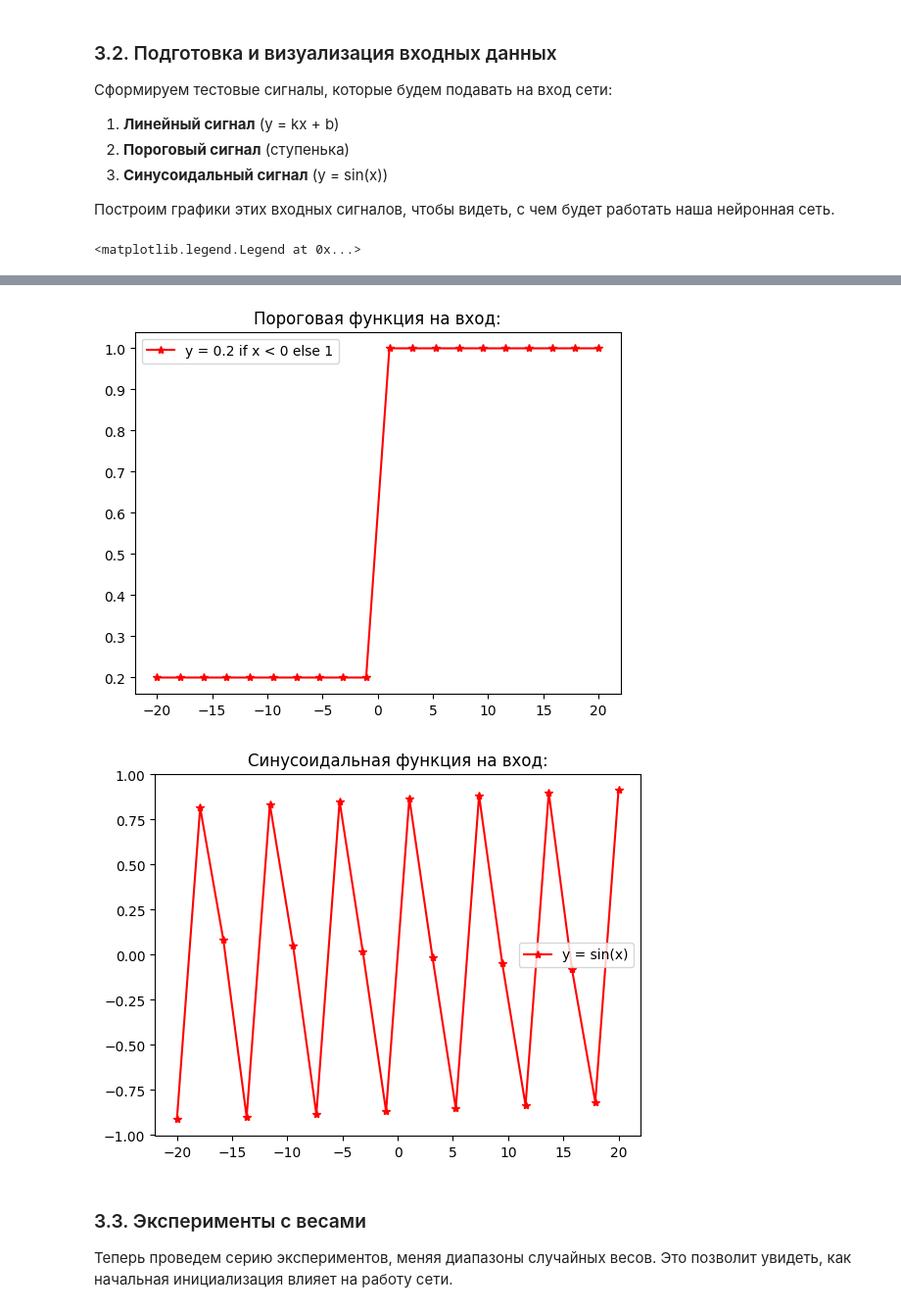
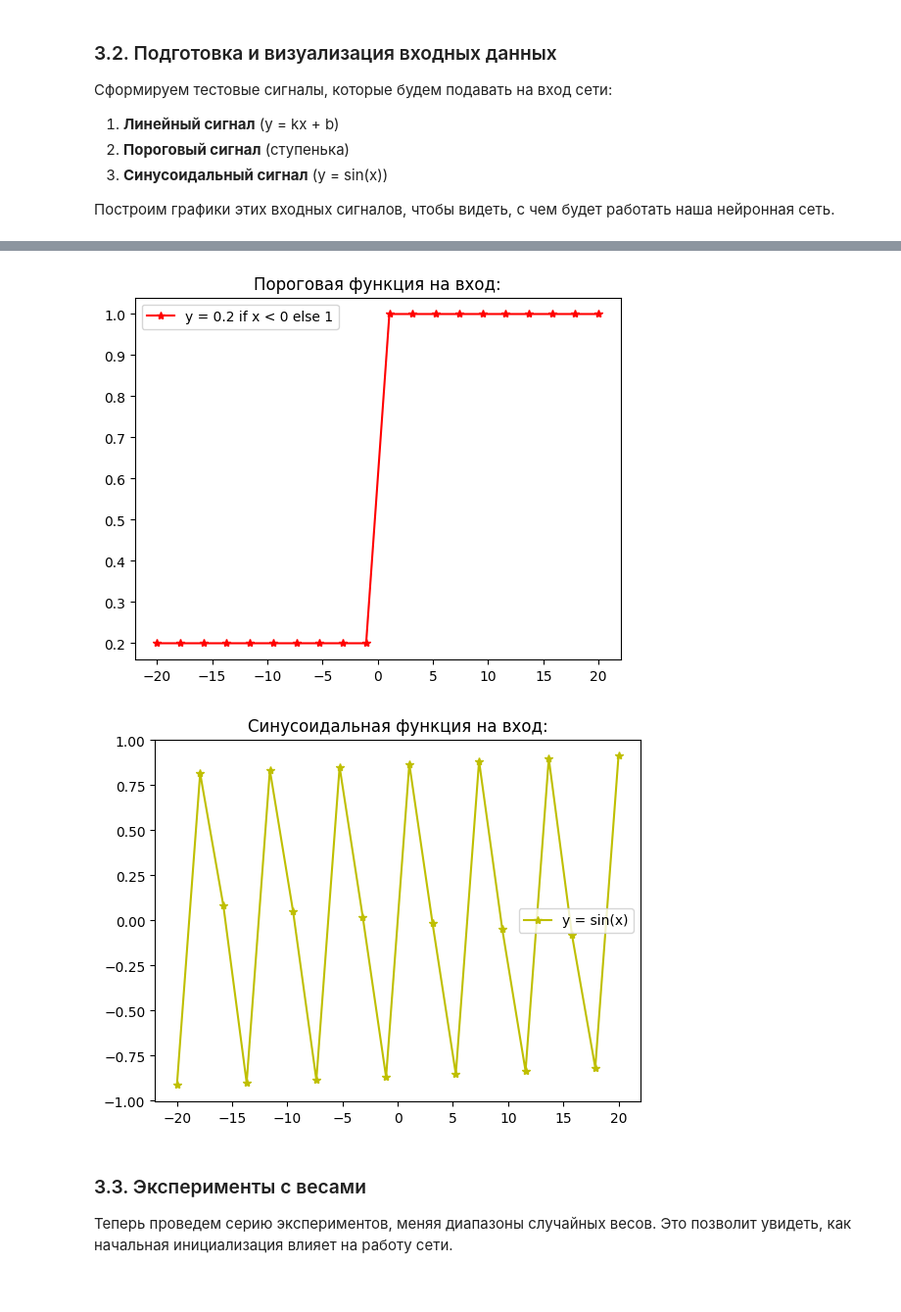
Before and after one commit to Danial9218/Python-, a Jupyter notebook: Лабораторная_работа_№1__Знакомство_с_нейронными_сетями.ipynb, the cells around one changed output, grey strips where cells are left out. Shown at 98% size. Drawn from its saved outputs; the diff is of its cells as text; code cells hidden in the pictures.

```diff
--- a/Лабораторная_работа_№1__Знакомство_с_нейронными_сетями.ipynb
+++ b/Лабораторная_работа_№1__Знакомство_с_нейронными_сетями.ipynb
@@ -1079,16 +1148,41 @@ def Wes(Xx, vx, a, b):
 
 Построим графики этих входных сигналов, чтобы видеть, с чем будет работать наша нейронная сеть.
 # %%
-k = random.uniform(-10, 10)
+# Импорты
+import numpy as np
+import matplotlib.pyplot as plt
 
-Xx = np.random.uniform(0, 1, (3, 20))
-vx = np.linspace(-20, 20, 20)
 
-for i in range(0, 20):
-    Xx[0, i] = vx[i] * k + 3
+k = np.random.uniform(-1, 1)
+b = 3
+vx = np.linspace(-2*np.pi, 2*np.pi, 100)
+Xx = np.zeros((3, len(vx)))
+
+# Формирование тестовых сигналов
+for i in range(len(vx)):
+    # 1. Линейный сигнал: y = kx + b
+    Xx[0, i] = k * vx[i] + b
+
+    # 2. Пороговый сигнал (ступенька)
     Xx[1, i] = 0.2 if vx[i] < 0 else 1
+
+    # 3. Синусоидальный сигнал
     Xx[2, i] = np.sin(vx[i])
 # %%
+import numpy as np
+import matplotlib.pyplot as plt
+
+
+Xx = np.zeros((3, 20))
+vx = np.linspace(-20, 20, 20)
+k = np.random.uniform(-10, 10)
+
+for i in range(0, 20):
+    Xx[0, i] = vx[i] * k + 3
+    Xx[1, i] = 0.2 if vx[i] < 0 else 1
+    Xx[2, i] = np.sin(vx[i])
+
+# Визуализация
 plt.figure()
 plt.title('Линейная функция на вход:')
 plt.plot(vx, Xx[0], 'bo-', label='y = kx+3')
@@ -1101,7 +1195,8 @@ plt.legend()
 
 plt.figure()
 plt.title('Синусоидальная функция на вход:')
-plt.plot(vx, Xx[2], 'r*-', label='y = sin(x)')
+plt.plot(vx, Xx[2], 'y*-', label='y = sin(x)')
 plt.legend()
+
+plt.show()
 # %% [output]
-<matplotlib.legend.Legend at 0x...>
@@ -1109,5 +1204,5 @@ plt.legend()
 [figure]
-[figure, old version]
+[figure, new version]
 # %% [markdown]
 ### 3.3. Эксперименты с весами
 
```
Also changed, not shown: parts of 15 cells of this notebook.
